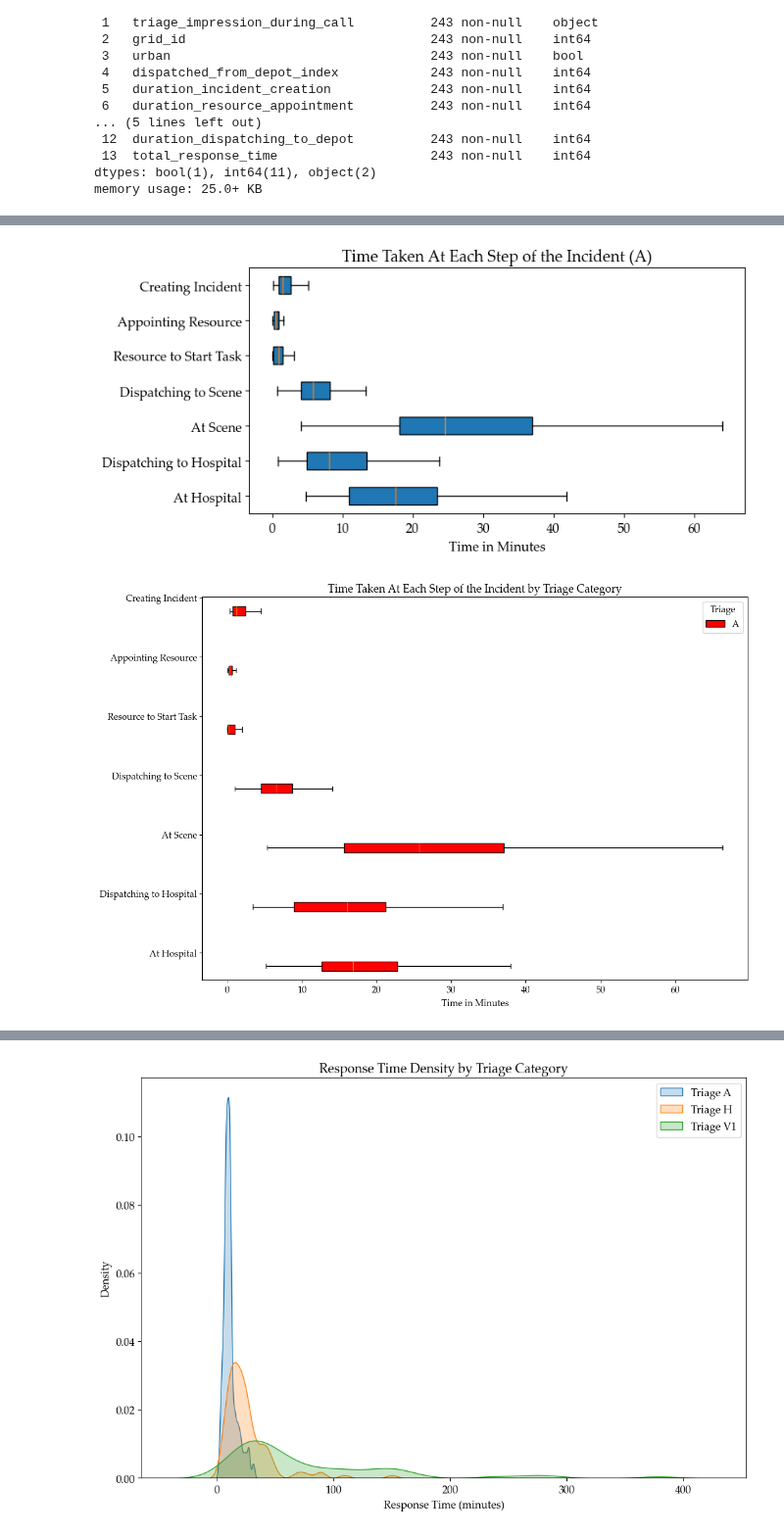
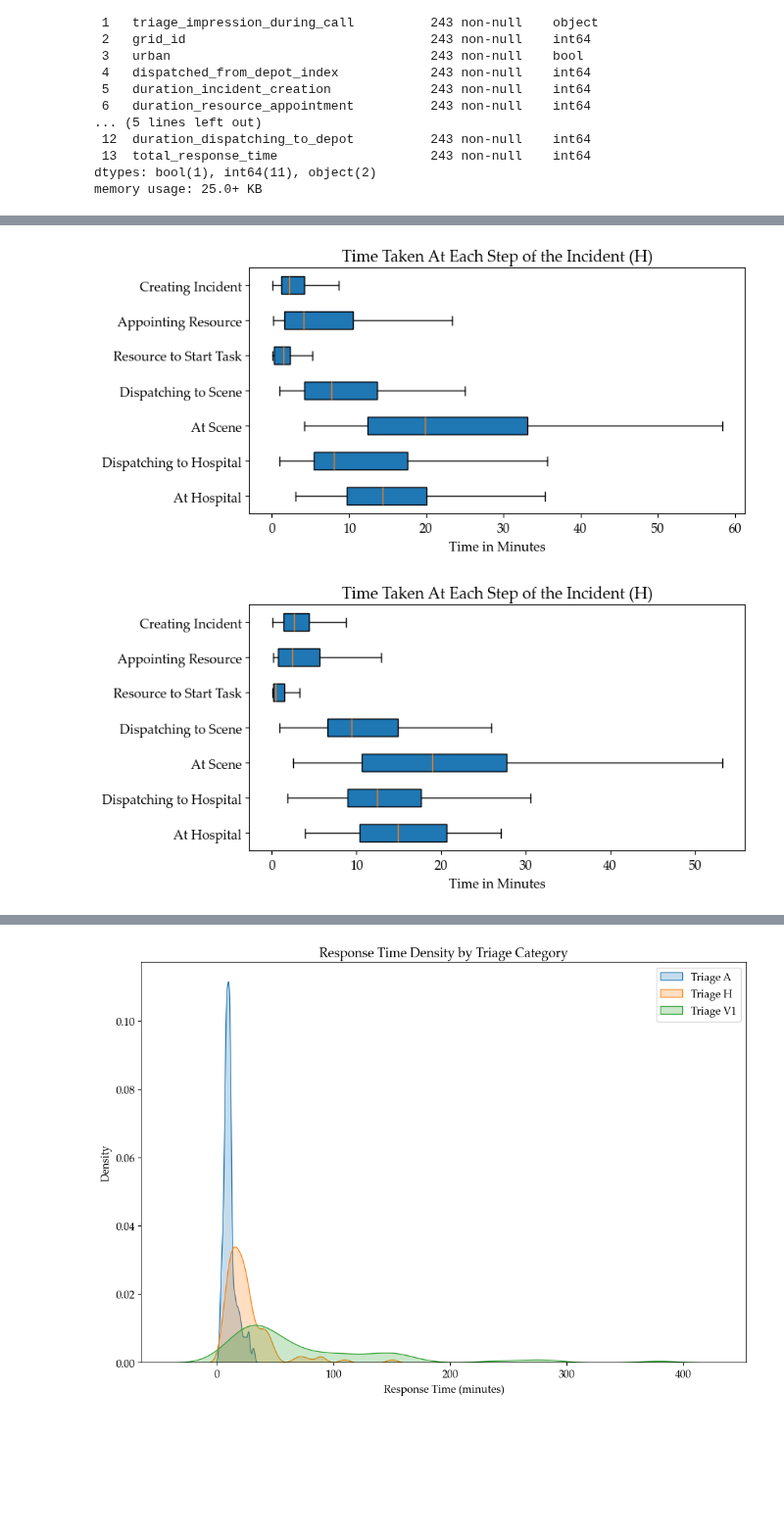
Before and after one commit to Emergency-Optimizers/Data-Processing, a Jupyter notebook: source/analysis/simulator/events.ipynb, the cells around one changed output, grey strips where cells are left out. Shown at 98% size. Drawn from its saved outputs; the diff is of its cells as text; code cells hidden in the pictures; blank space fills up the shorter version.

Commit message:
Revert box plot changes

```diff
--- a/source/analysis/simulator/events.ipynb
+++ b/source/analysis/simulator/events.ipynb
@@ -150,7 +145,7 @@ plotter.boxplot_time_at_steps(
 # %%
-boxplot_time_at_steps_modified(df, "A")
-plotter.boxplot_time_at_steps(data_loader.enhanced_incidents_df, ["A"], ("2018-03-20 07:00:00", "2018-03-20 18:59:59"))
+boxplot_time_at_steps_modified(df, "H")
+plotter.boxplot_time_at_steps(data_loader.enhanced_incidents_df, "H", ("2018-03-20 07:00:00", "2018-03-20 18:59:59"))
 # %% [output]
-[figure, old version]
+[figure, new version]
-[figure, old version]
+[figure, new version]
 # %%
```
Also changed, not shown: parts of 3 cells of this notebook, 1 other file.
